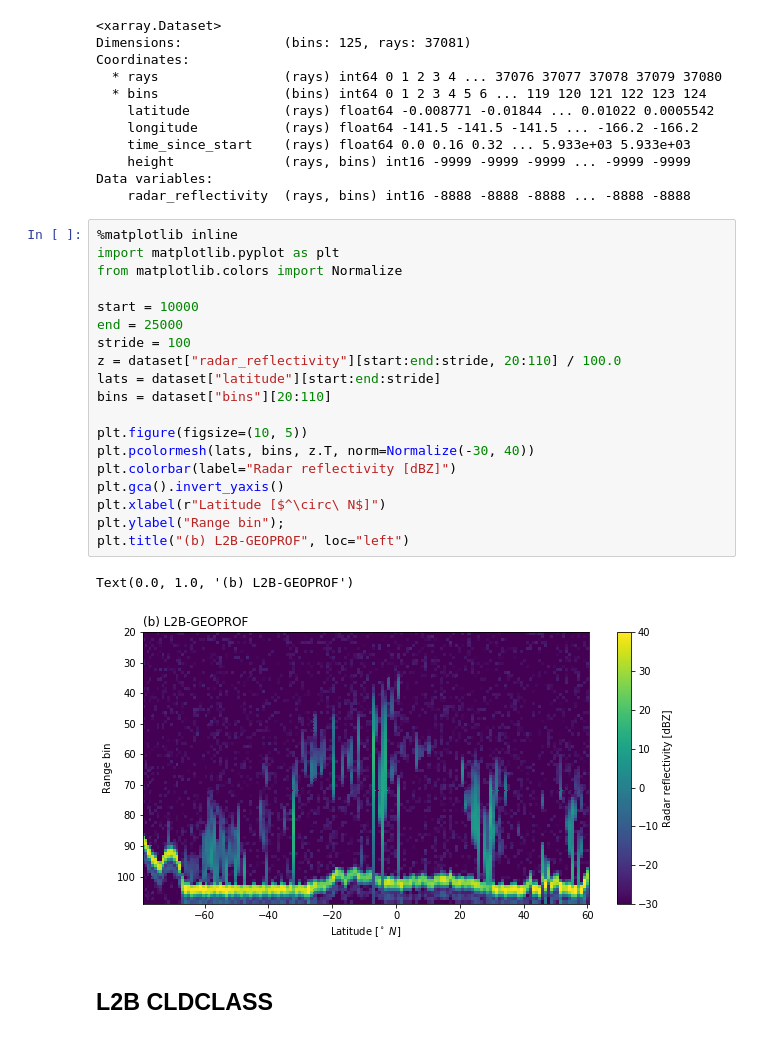
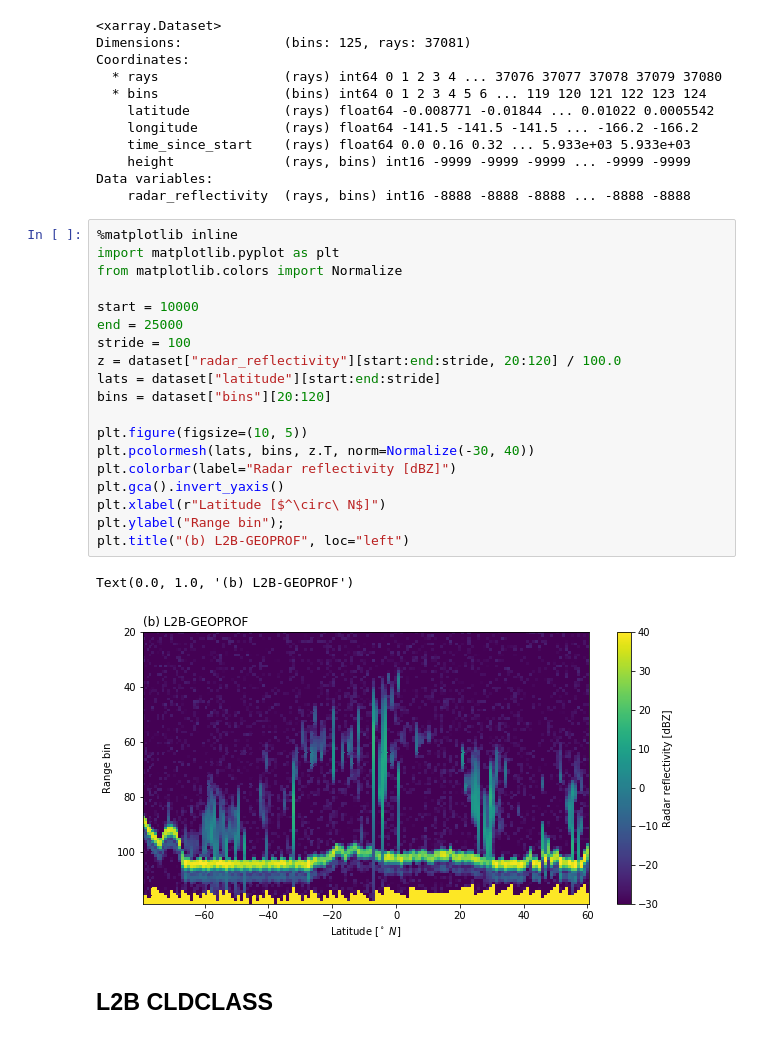
Before and after one commit to SEE-GEO/pansat, a Jupyter notebook: notebooks/products/cloud_sat.ipynb, the cells around one changed output. Cells and saved outputs as stored; diff of their text form.

```diff
--- a/notebooks/products/cloud_sat.ipynb
+++ b/notebooks/products/cloud_sat.ipynb
@@ -78,25 +78,25 @@ Data variables:
 # %%
 %matplotlib inline
 import matplotlib.pyplot as plt
 from matplotlib.colors import Normalize
 
 start = 10000
 end = 25000
 stride = 100
-z = dataset["radar_reflectivity"][start:end:stride, 20:110] / 100.0
+z = dataset["radar_reflectivity"][start:end:stride, 20:120] / 100.0
 lats = dataset["latitude"][start:end:stride]
-bins = dataset["bins"][20:110]
+bins = dataset["bins"][20:120]
 
 plt.figure(figsize=(10, 5))
 plt.pcolormesh(lats, bins, z.T, norm=Normalize(-30, 40))
 plt.colorbar(label="Radar reflectivity [dBZ]")
 plt.gca().invert_yaxis()
 plt.xlabel(r"Latitude [$^\circ\ N$]")
 plt.ylabel("Range bin");
 plt.title("(b) L2B-GEOPROF", loc="left")
 # %% [output]
 Text(0.0, 1.0, '(b) L2B-GEOPROF')
-[figure, old version]
+[figure, new version]
 # %% [markdown]
 ## L2B CLDCLASS
 # %%
```
Also changed, not shown: parts of 4 cells of this notebook, 4 other files.
